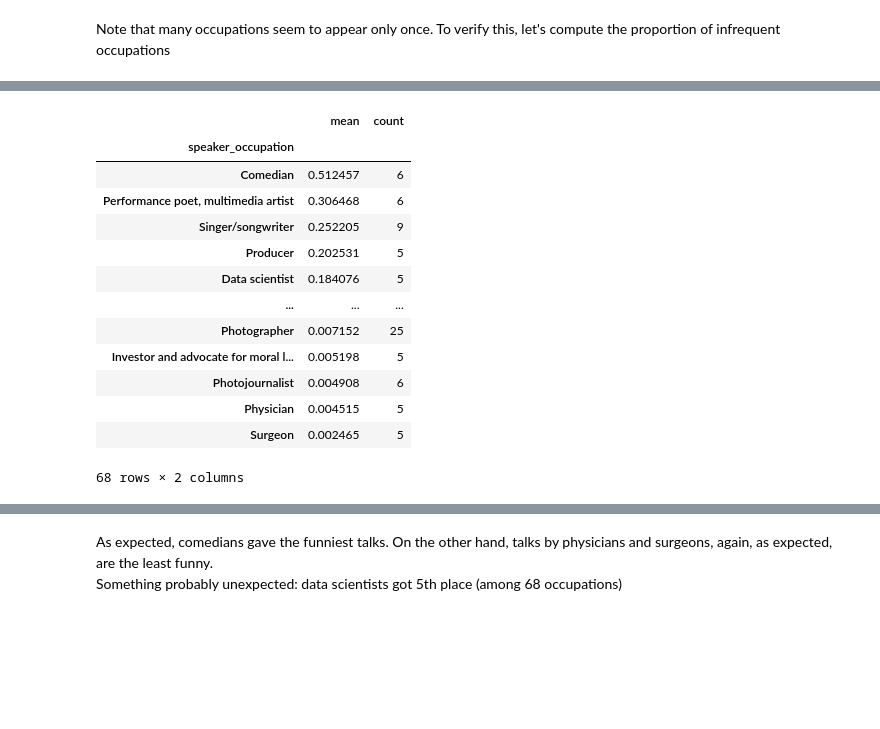
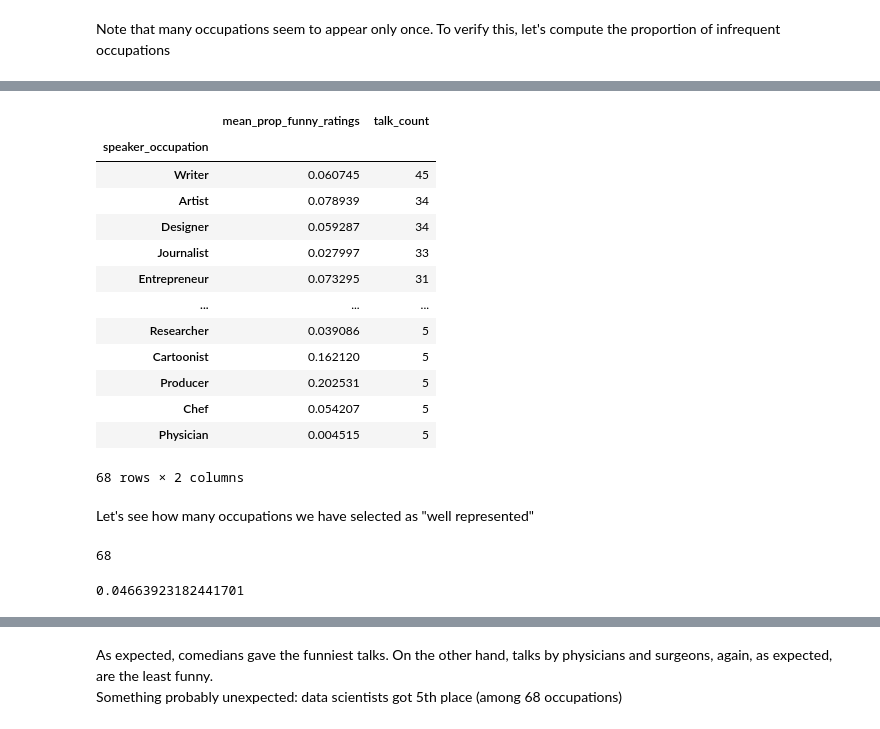
Before and after one commit to programiranje3/pandas2020, a Jupyter notebook: TED_Talks_Pandas_P3_tutorial.ipynb, the cells around one changed output, grey strips where cells are left out. Drawn from its saved outputs; the diff is of its cells as text; code cells hidden in the pictures; blank space fills up the shorter version.

```diff
--- a/TED_Talks_Pandas_P3_tutorial.ipynb
+++ b/TED_Talks_Pandas_P3_tutorial.ipynb
@@ -839,0 +838,11 @@ Let's take a sample and examine absolute and relative counts of Funny ratings
+# %%
+def funny_ratings_prop(ratings_list):
+    funny_ratings_cnt = 0
+    ratings_total = 0
+    for rating_dict in ratings_list:
+        ratings_total += rating_dict['count']
+        if rating_dict['name'] == 'Funny': funny_ratings_cnt += rating_dict['count']
+    return funny_ratings_cnt/ratings_total
+# %%
+ted['funny_ratings_prop'] = ted.ratings_list.apply(funny_ratings_prop)
+ted['funny_ratings_prop'].head()
@@ -912,3 +946,5 @@ occupation_funny_ratings.sort_values(by='mean', ascending=False)
+# %%
+occupation_funny_ratings.columns = ["mean_prop_funny_ratings", "talk_count"]
 # %% [markdown]
 Note that many occupations seem to appear only once. To verify this, let's compute the proportion of infrequent occupations
 # %%
@@ -997,17 +961,30 @@ talks_selection.groupby('speaker_occupation').agg(['mean','count'])['funny_ratin
-# %%
-talks_selection.groupby('speaker_occupation').agg(['mean','count'])['funny_ratings_prop'].sort_values(by='mean', ascending=False)
-# %% [output]
-|  | mean | count |
-| speaker_occupation |  |  |
-| Comedian | 0.512457 | 6 |
-| Performance poet, multimedia artist | 0.306468 | 6 |
-| Singer/songwriter | 0.252205 | 9 |
-| Producer | 0.202531 | 5 |
-| Data scientist | 0.184076 | 5 |
-| ... | ... | ... |
-| Photographer | 0.007152 | 25 |
-| Investor and advocate for moral l... | 0.005198 | 5 |
-| Photojournalist | 0.004908 | 6 |
-| Physician | 0.004515 | 5 |
-| Surgeon | 0.002465 | 5 |
-68 rows × 2 columns
+# %%
+freq_occupation_funny_ratings = occupation_funny_ratings.loc[occupation_funny_ratings.talk_count >=5]
+# %%
+freq_occupation_funny_ratings.sort_values(by="talk_count", ascending=False)
+# %% [output]
+|  | mean_prop_funny_ratings | talk_count |
+| speaker_occupation |  |  |
+| Writer | 0.060745 | 45 |
+| Artist | 0.078939 | 34 |
+| Designer | 0.059287 | 34 |
+| Journalist | 0.027997 | 33 |
+| Entrepreneur | 0.073295 | 31 |
+| ... | ... | ... |
+| Researcher | 0.039086 | 5 |
+| Cartoonist | 0.162120 | 5 |
+| Producer | 0.202531 | 5 |
+| Chef | 0.054207 | 5 |
+| Physician | 0.004515 | 5 |
+68 rows × 2 columns
+# %% [markdown]
+Let's see how many occupations we have selected as "well represented"
+# %%
+freq_occup_cnt = freq_occupation_funny_ratings.shape[0]
+freq_occup_cnt
+# %% [output]
+68
+# %%
+freq_occup_cnt/ted.speaker_occupation.nunique()
+# %% [output]
+0.04663923182441701
```
Also changed, not shown: parts of 36 cells of this notebook, 1 other file.
